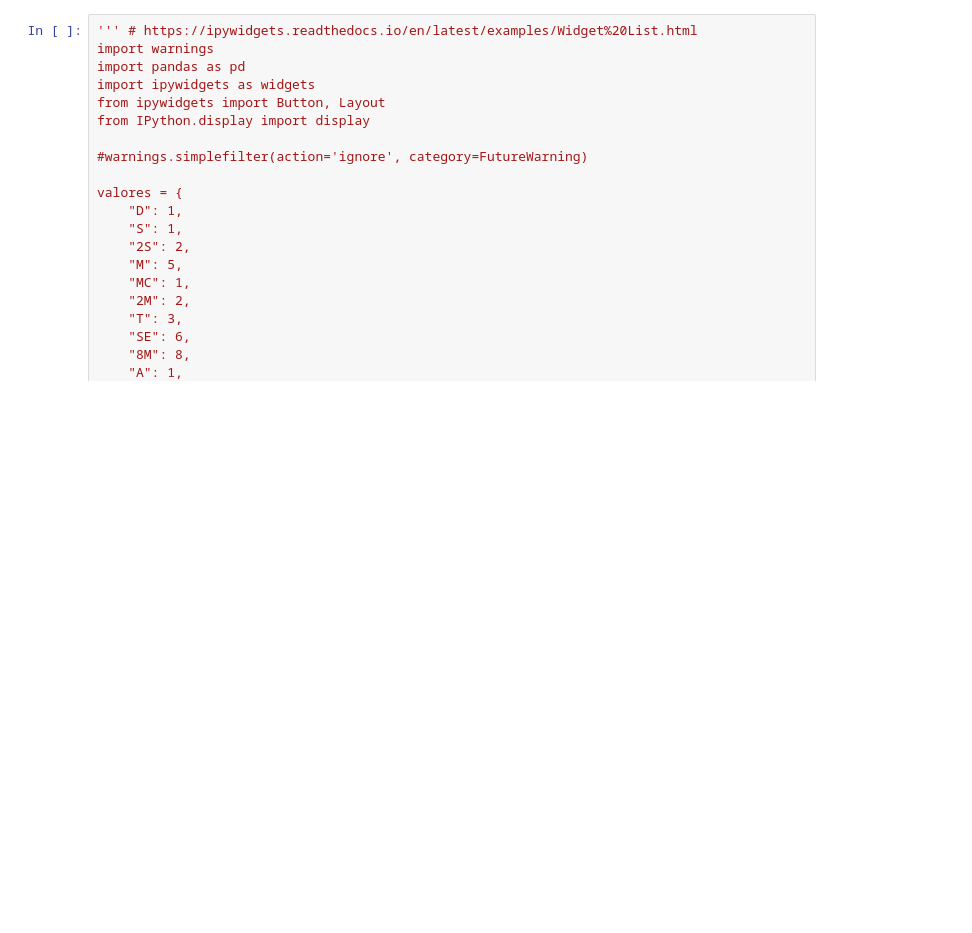
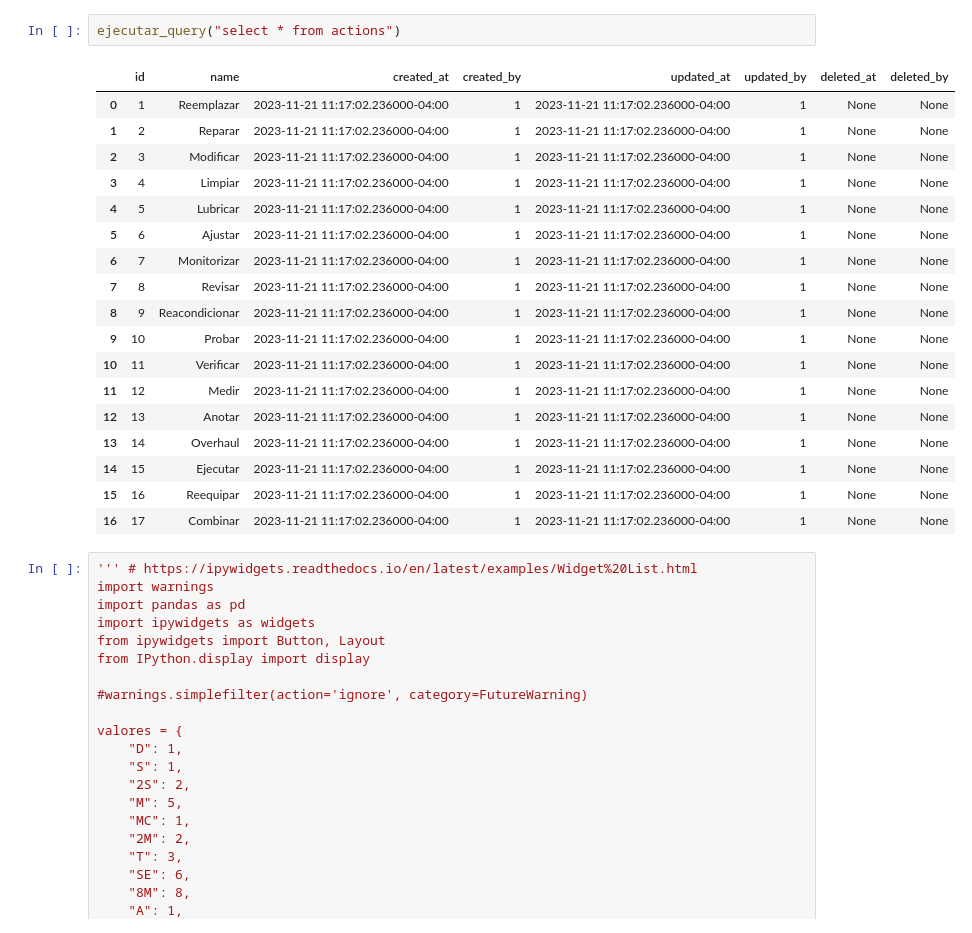
Before and after one commit to raulink/datascience_etcmt, a Jupyter notebook: notebooks/1.script.ipynb, the cells around one changed output. Cells and saved outputs as stored; diff of their text form; blank space fills up the shorter version.

```diff
--- a/notebooks/1.script.ipynb
+++ b/notebooks/1.script.ipynb
@@ -250,6 +262,27 @@ class GoogleSheetProcessor:
             df_plan.to_excel(writer, sheet_name='plans')
             df_speciality.to_excel(writer, sheet_name='specialties')
             filtered_data.to_excel(writer, sheet_name='activities')
+# %%
+ejecutar_query("select * from actions")
+# %% [output]
+|  | id | name | created_at | created_by | updated_at | updated_by | deleted_at | deleted_by |
+| 0 | 1 | Reemplazar | 2023-11-21 11:17:02.236000-04:00 | 1 | 2023-11-21 11:17:02.236000-04:00 | 1 | None | None |
+| 1 | 2 | Reparar | 2023-11-21 11:17:02.236000-04:00 | 1 | 2023-11-21 11:17:02.236000-04:00 | 1 | None | None |
+| 2 | 3 | Modificar | 2023-11-21 11:17:02.236000-04:00 | 1 | 2023-11-21 11:17:02.236000-04:00 | 1 | None | None |
+| 3 | 4 | Limpiar | 2023-11-21 11:17:02.236000-04:00 | 1 | 2023-11-21 11:17:02.236000-04:00 | 1 | None | None |
+| 4 | 5 | Lubricar | 2023-11-21 11:17:02.236000-04:00 | 1 | 2023-11-21 11:17:02.236000-04:00 | 1 | None | None |
+| 5 | 6 | Ajustar | 2023-11-21 11:17:02.236000-04:00 | 1 | 2023-11-21 11:17:02.236000-04:00 | 1 | None | None |
+| 6 | 7 | Monitorizar | 2023-11-21 11:17:02.236000-04:00 | 1 | 2023-11-21 11:17:02.236000-04:00 | 1 | None | None |
+| 7 | 8 | Revisar | 2023-11-21 11:17:02.236000-04:00 | 1 | 2023-11-21 11:17:02.236000-04:00 | 1 | None | None |
+| 8 | 9 | Reacondicionar | 2023-11-21 11:17:02.236000-04:00 | 1 | 2023-11-21 11:17:02.236000-04:00 | 1 | None | None |
+| 9 | 10 | Probar | 2023-11-21 11:17:02.236000-04:00 | 1 | 2023-11-21 11:17:02.236000-04:00 | 1 | None | None |
+| 10 | 11 | Verificar | 2023-11-21 11:17:02.236000-04:00 | 1 | 2023-11-21 11:17:02.236000-04:00 | 1 | None | None |
+| 11 | 12 | Medir | 2023-11-21 11:17:02.236000-04:00 | 1 | 2023-11-21 11:17:02.236000-04:00 | 1 | None | None |
+| 12 | 13 | Anotar | 2023-11-21 11:17:02.236000-04:00 | 1 | 2023-11-21 11:17:02.236000-04:00 | 1 | None | None |
+| 13 | 14 | Overhaul | 2023-11-21 11:17:02.236000-04:00 | 1 | 2023-11-21 11:17:02.236000-04:00 | 1 | None | None |
+| 14 | 15 | Ejecutar | 2023-11-21 11:17:02.236000-04:00 | 1 | 2023-11-21 11:17:02.236000-04:00 | 1 | None | None |
+| 15 | 16 | Reequipar | 2023-11-21 11:17:02.236000-04:00 | 1 | 2023-11-21 11:17:02.236000-04:00 | 1 | None | None |
+| 16 | 17 | Combinar | 2023-11-21 11:17:02.236000-04:00 | 1 | 2023-11-21 11:17:02.236000-04:00 | 1 | None | None |
 # %%
 ''' # https://ipywidgets.readthedocs.io/en/latest/examples/Widget%20List.html
 import warnings
```
Also changed, not shown: parts of 34 cells of this notebook, 3 other files.
